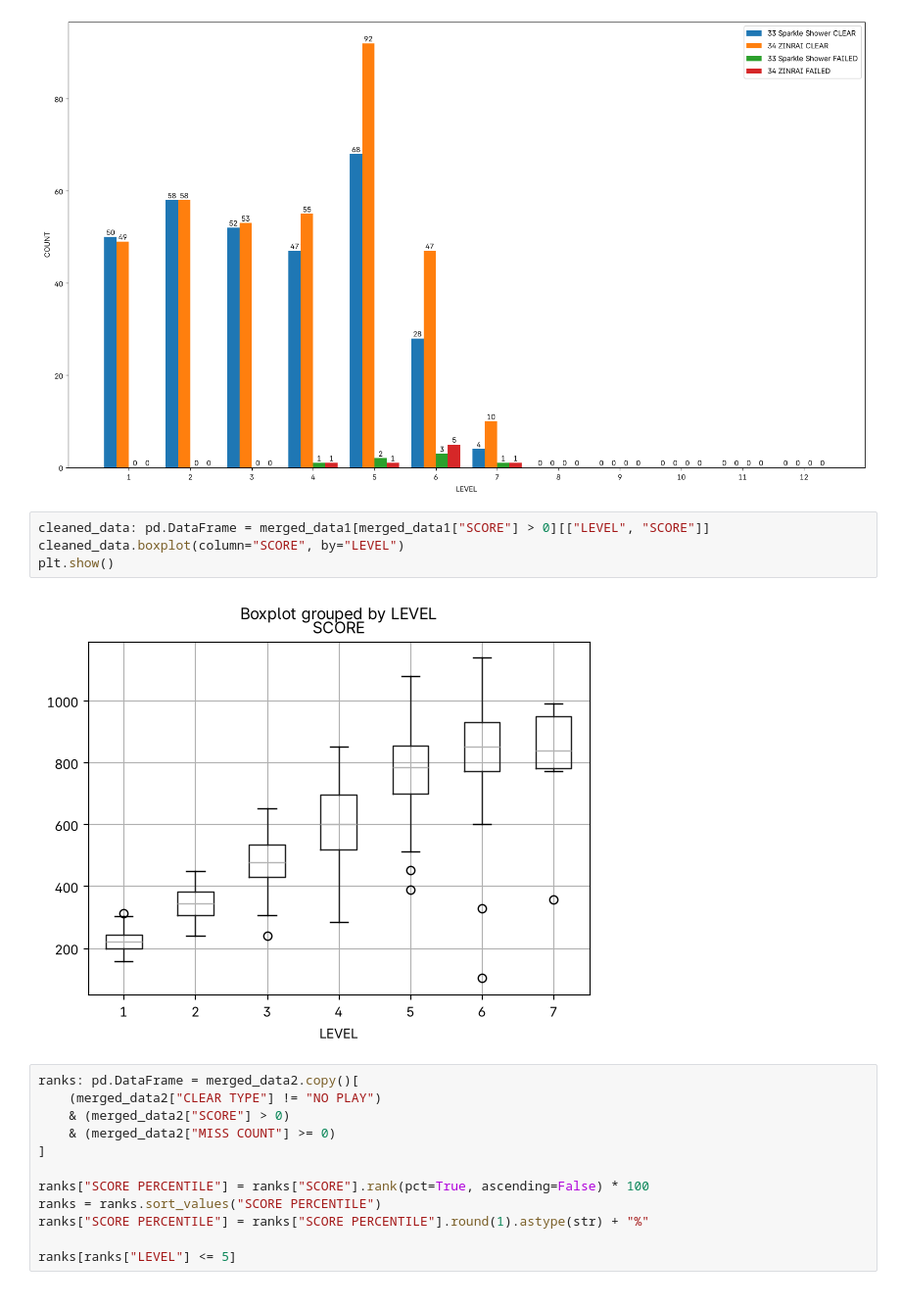
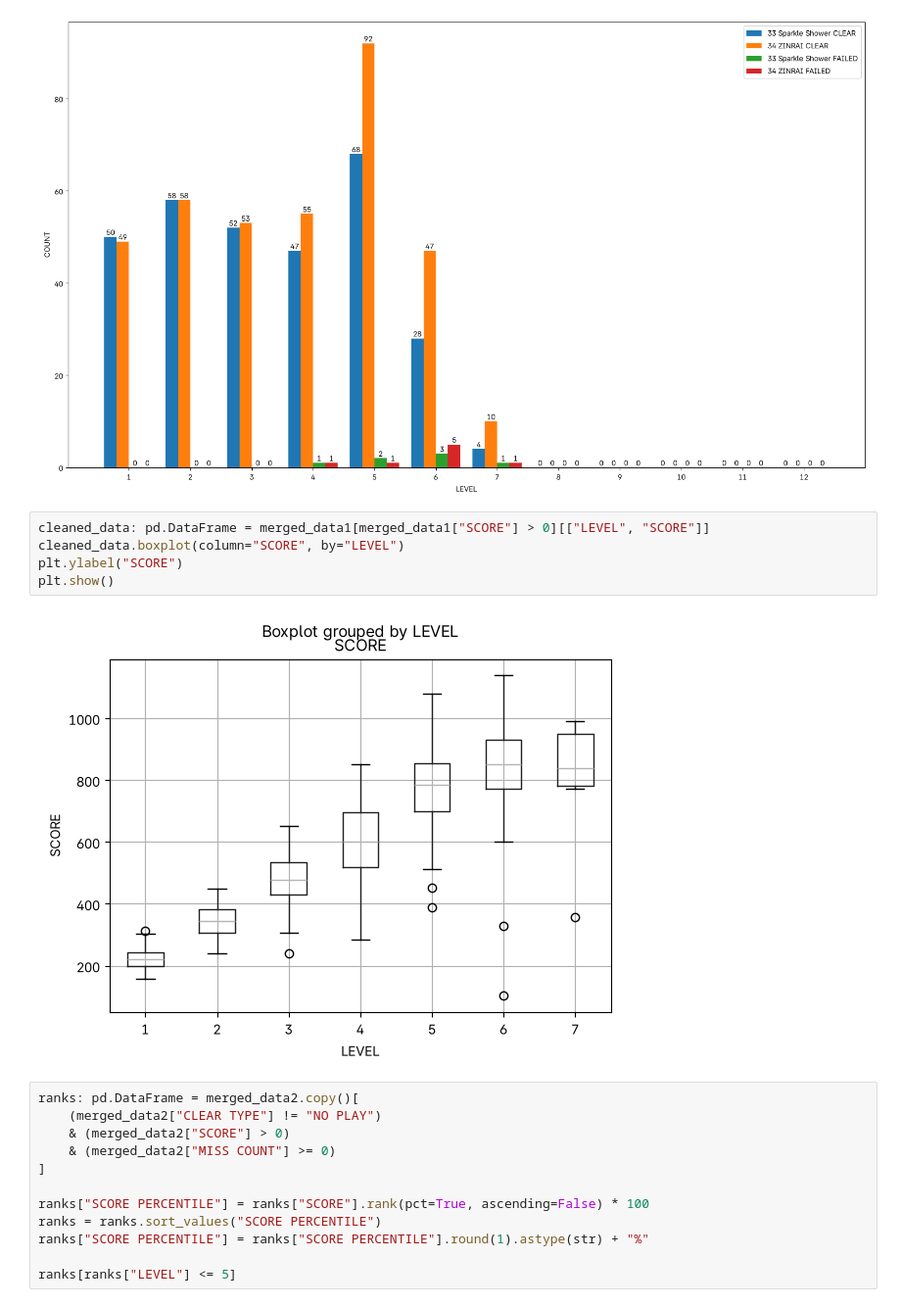
Before and after one commit to pji2918/py, a Jupyter notebook: iidxanalysis.ipynb, the cells around one changed output. Shown at 98% size. Drawn from its saved outputs; the diff is of its cells as text.

Commit message:
chore: add ylabel to boxplot

```diff
--- a/iidxanalysis.ipynb
+++ b/iidxanalysis.ipynb
@@ -418,9 +418,10 @@ plt.show()
 # %%
 cleaned_data: pd.DataFrame = merged_data1[merged_data1["SCORE"] > 0][["LEVEL", "SCORE"]]
 cleaned_data.boxplot(column="SCORE", by="LEVEL")
+plt.ylabel("SCORE")
 plt.show()
 # %% [output]
-[figure, old version]
+[figure, new version]
 # %%
 ranks: pd.DataFrame = merged_data2.copy()[
     (merged_data2["CLEAR TYPE"] != "NO PLAY")
```
Also changed, not shown: parts of 1 cell of this notebook.
